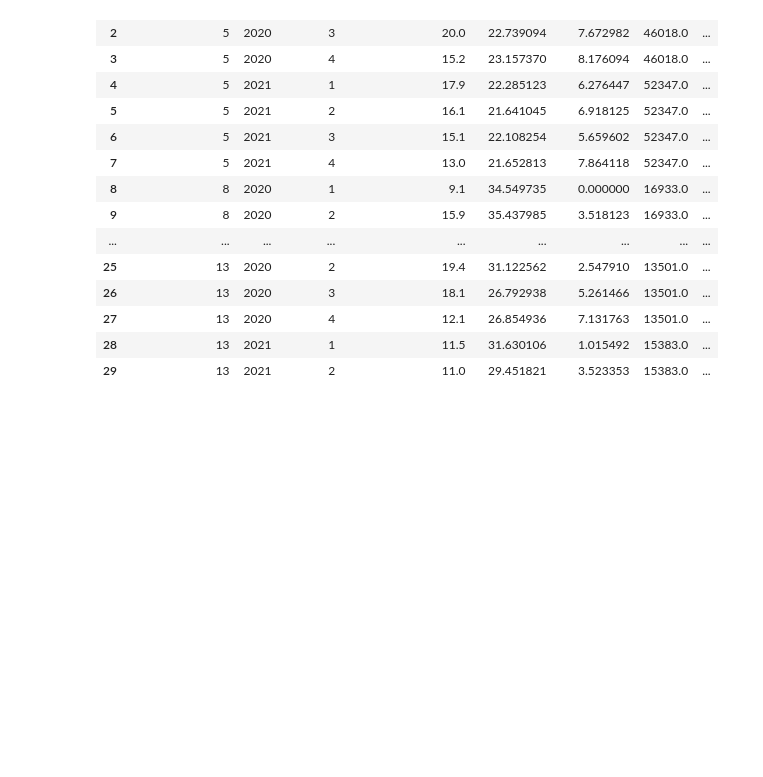
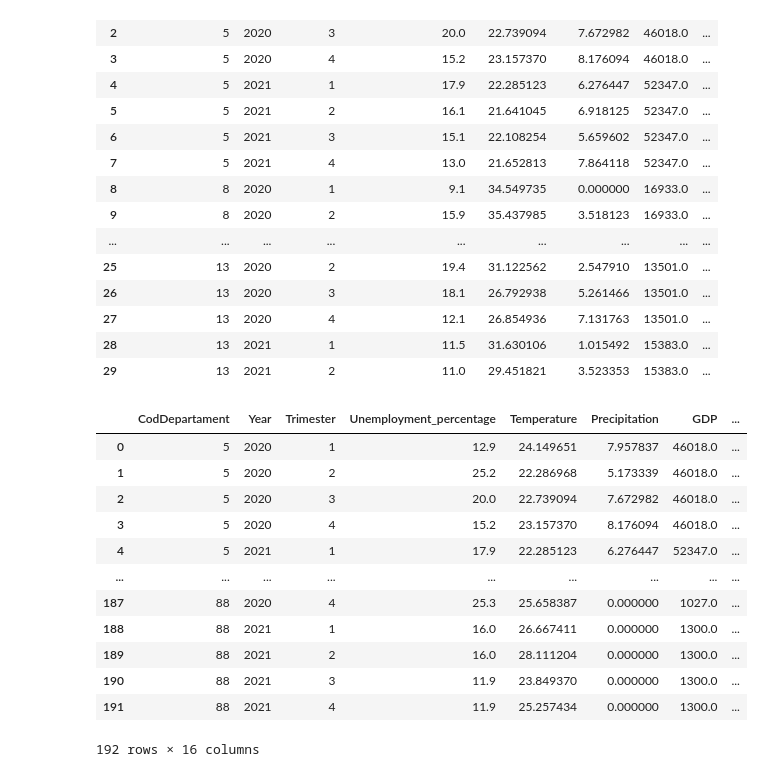
Before and after one commit to Sebas-Realpe/Indice_vul_COVID19, a Jupyter notebook: Multidimensional Index/Preprocesamiento/Union_datasets_nuevo.ipynb, the cells around one changed output. Saved outputs shown, nothing was run; the diff lists cells and outputs as text; code cells hidden in the pictures; blank space fills up the shorter version.

```diff
--- a/Multidimensional Index/Preprocesamiento/Union_datasets_nuevo.ipynb
+++ b/Multidimensional Index/Preprocesamiento/Union_datasets_nuevo.ipynb
@@ -904,0 +936,27 @@ df.to_csv(export_dir, index=False, header=True)
+# %%
+#Se cambian los nombres de las columnas para subir el dataset a Kaggle
+df_ult = df.rename({'CodDepartamento': 'CodDepartament',
+                    'Ano': 'Year',
+                    'Trimestre': 'Trimester',
+                    'PorcentajeDesempleo' : 'Unemployment_percentage',
+                    'Temperatura' : 'Temperature',
+                    'Precipitacion' : 'Precipitation',
+                    'PIB' : 'GDP',
+                    'PorcentajeVacunacion' : 'Vaccination_percentage',
+                    'Vulnerabilidad_numero' : 'Vulnerability_value',
+                    'Incidencia' : 'Incidence'}, axis=1)
+df_ult #Se imprime el dataset
+# %% [output]
+|  | CodDepartament | Year | Trimester | Unemployment_percentage | Temperature | Precipitation | GDP | ... |
+| 0 | 5 | 2020 | 1 | 12.9 | 24.149651 | 7.957837 | 46018.0 | ... |
+| 1 | 5 | 2020 | 2 | 25.2 | 22.286968 | 5.173339 | 46018.0 | ... |
+| 2 | 5 | 2020 | 3 | 20.0 | 22.739094 | 7.672982 | 46018.0 | ... |
+| 3 | 5 | 2020 | 4 | 15.2 | 23.157370 | 8.176094 | 46018.0 | ... |
+| 4 | 5 | 2021 | 1 | 17.9 | 22.285123 | 6.276447 | 52347.0 | ... |
+| ... | ... | ... | ... | ... | ... | ... | ... | ... |
+| 187 | 88 | 2020 | 4 | 25.3 | 25.658387 | 0.000000 | 1027.0 | ... |
+| 188 | 88 | 2021 | 1 | 16.0 | 26.667411 | 0.000000 | 1300.0 | ... |
+| 189 | 88 | 2021 | 2 | 16.0 | 28.111204 | 0.000000 | 1300.0 | ... |
+| 190 | 88 | 2021 | 3 | 11.9 | 23.849370 | 0.000000 | 1300.0 | ... |
+| 191 | 88 | 2021 | 4 | 11.9 | 25.257434 | 0.000000 | 1300.0 | ... |
+192 rows × 16 columns
```
Also changed, not shown: parts of 64 cells of this notebook, 18 other files.
